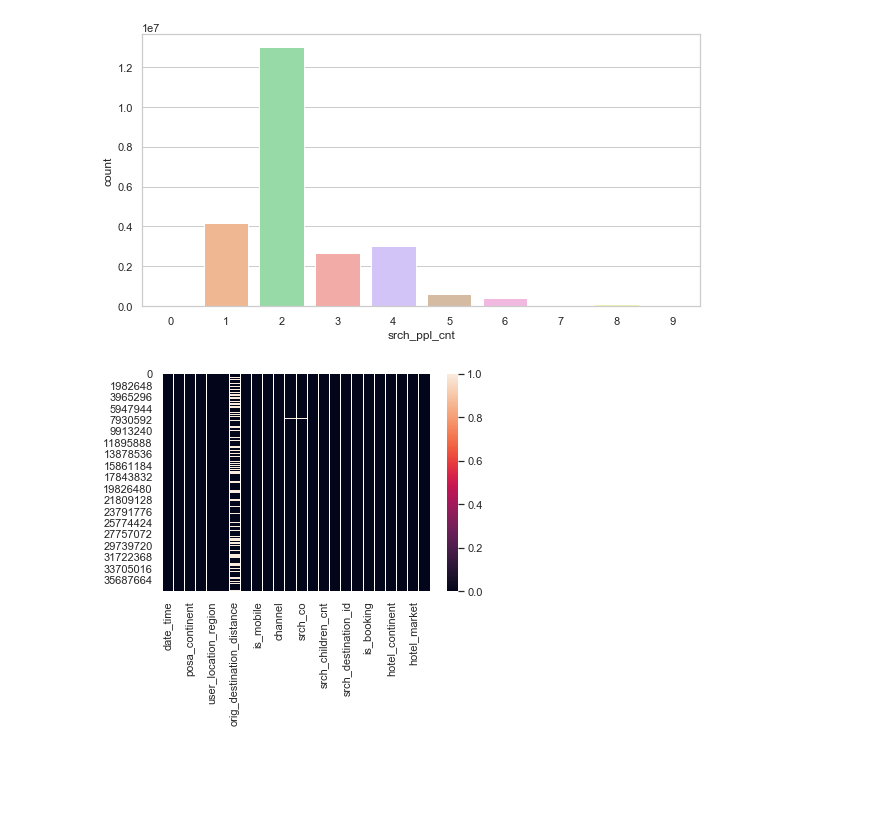
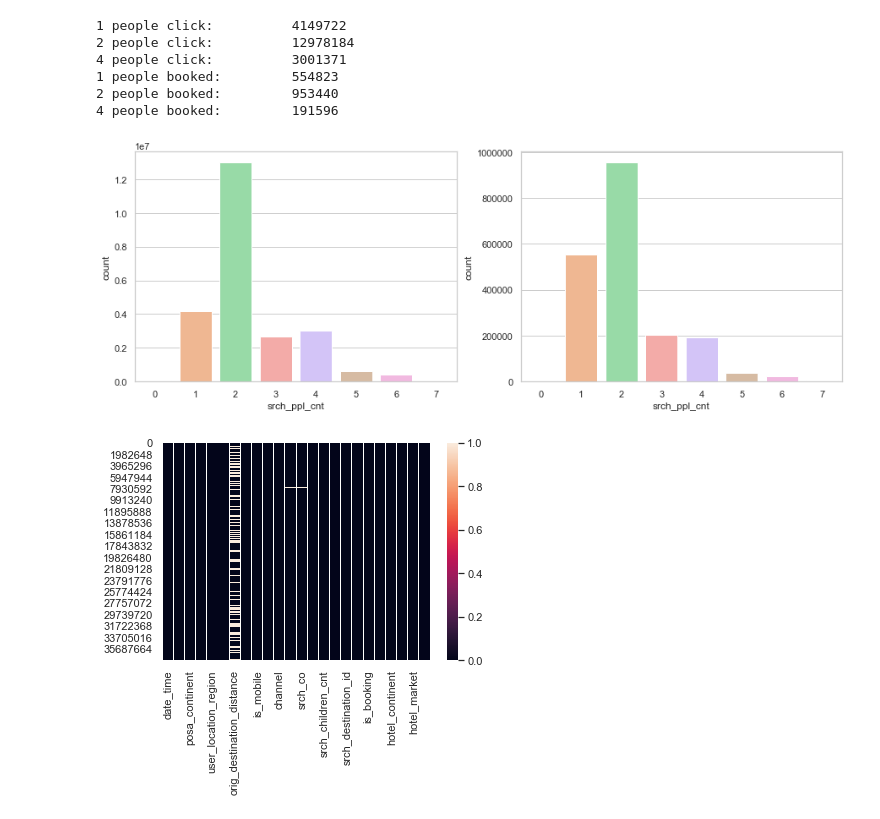
Before and after one commit to gonteranna1211/szakdolgozat, a Jupyter notebook: Exploratory analysis.ipynb, the cells around one changed output. Drawn from its saved outputs; the diff is of its cells as text; code cells hidden in the pictures; blank space fills up the shorter version.

```diff
--- a/Exploratory analysis.ipynb
+++ b/Exploratory analysis.ipynb
@@ -61,11 +112,27 @@ plt.savefig('plots/srch_ci_mm_count.jpg')
-# %%
-plt.figure(figsize=(10,5))
-
-sns.countplot(x='srch_ppl_cnt', order=list(range(0,10)), data=train_data)
-
-plt.savefig('plots/srch_ppl_cnt_count.jpg')
-# %% [output]
-[figure, removed]
+# %%
+fig, ((axis1,axis2)) = plt.subplots(1,2,figsize=(15,5))
+
+
+sns.countplot(x='srch_ppl_cnt', order=list(range(0,8)), data=train_data,ax=axis1)
+sns.countplot(x='srch_ppl_cnt', order=list(range(0,8)), data=booked,ax=axis2)
+
+plt.savefig('plots/srch_ppl_cnt_count.jpg',bbox_inches='tight')
+
+print("1 people click:\t\t", len(train_data[train_data['srch_ppl_cnt']==1]))
+print("2 people click:\t\t", len(train_data[train_data['srch_ppl_cnt']==2]))
+print("4 people click:\t\t", len(train_data[train_data['srch_ppl_cnt']==4]))
+
+print("1 people booked:\t", len(booked[booked['srch_ppl_cnt']==1]))
+print("2 people booked:\t", len(booked[booked['srch_ppl_cnt']==2]))
+print("4 people booked:\t", len(booked[booked['srch_ppl_cnt']==4]))
+# %% [output]
+1 people click:          4149722
+2 people click:          12978184
+4 people click:          3001371
+1 people booked:         554823
+2 people booked:         953440
+4 people booked:         191596
+[figure, added]
 # %%
 train = pd.read_csv('data/train.csv', delimiter=',')
 # %%
```
Also changed, not shown: parts of 13 cells of this notebook.
